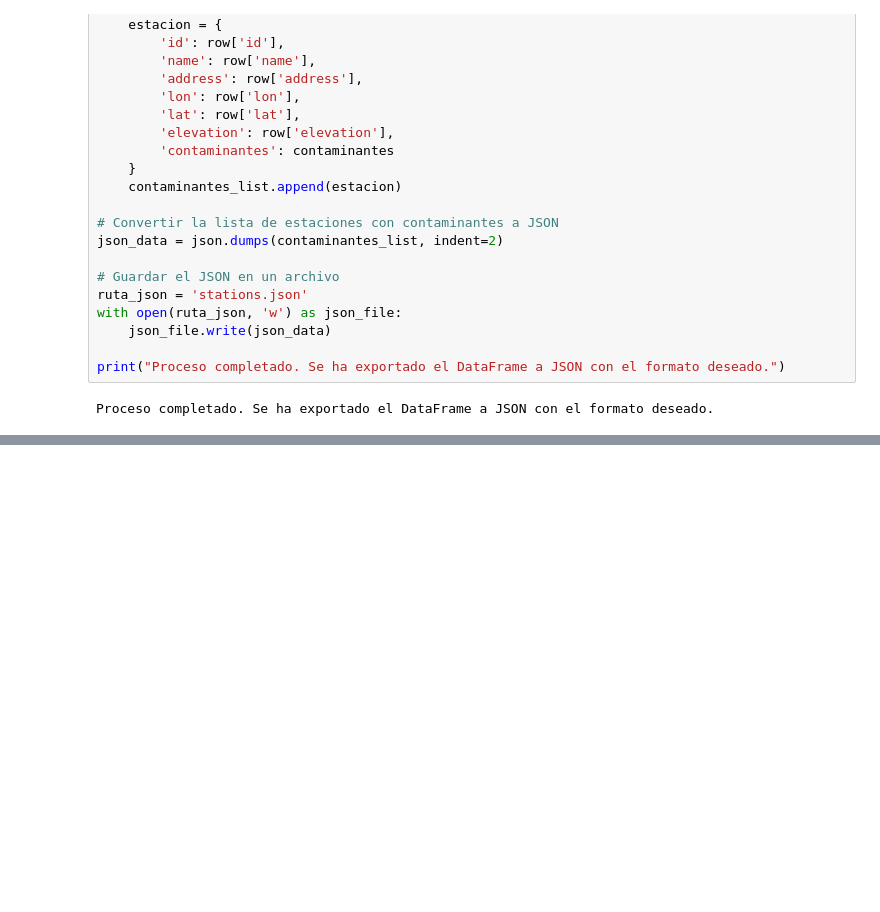
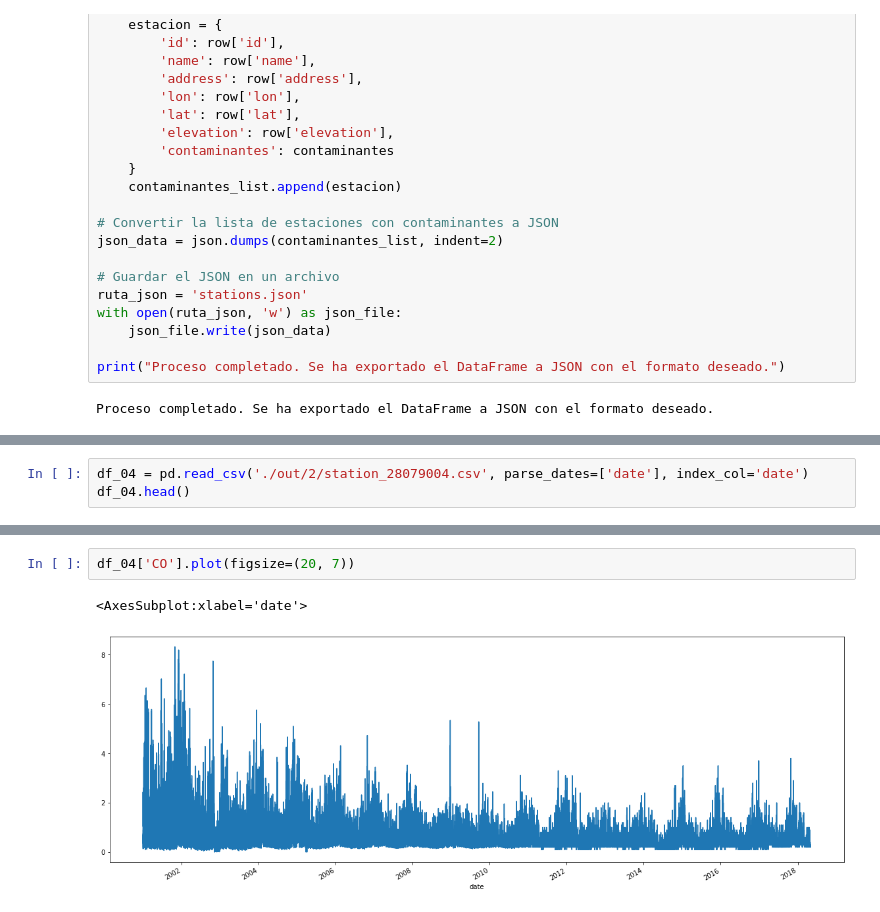
Before and after one commit to luismoroco/LlinpayTime, a Jupyter notebook: server-side/vis.ipynb, the cells around one changed output, grey strips where cells are left out. Drawn from its saved outputs; the diff is of its cells as text; blank space fills up the shorter version.

```diff
--- a/server-side/vis.ipynb
+++ b/server-side/vis.ipynb
@@ -415,0 +421,3 @@ Proceso completado. Se ha exportado el DataFrame a JSON con el formato deseado.
+# %%
+df_04 = pd.read_csv('./out/2/station_28079004.csv', parse_dates=['date'], index_col='date')
+df_04.head()
@@ -415,0 +432,5 @@ Proceso completado. Se ha exportado el DataFrame a JSON con el formato deseado.
+# %%
+df_04['CO'].plot(figsize=(20, 7))
+# %% [output]
+<AxesSubplot:xlabel='date'>
+[figure, added]
```
Also changed, not shown: parts of 2 cells of this notebook, 7 other files.
